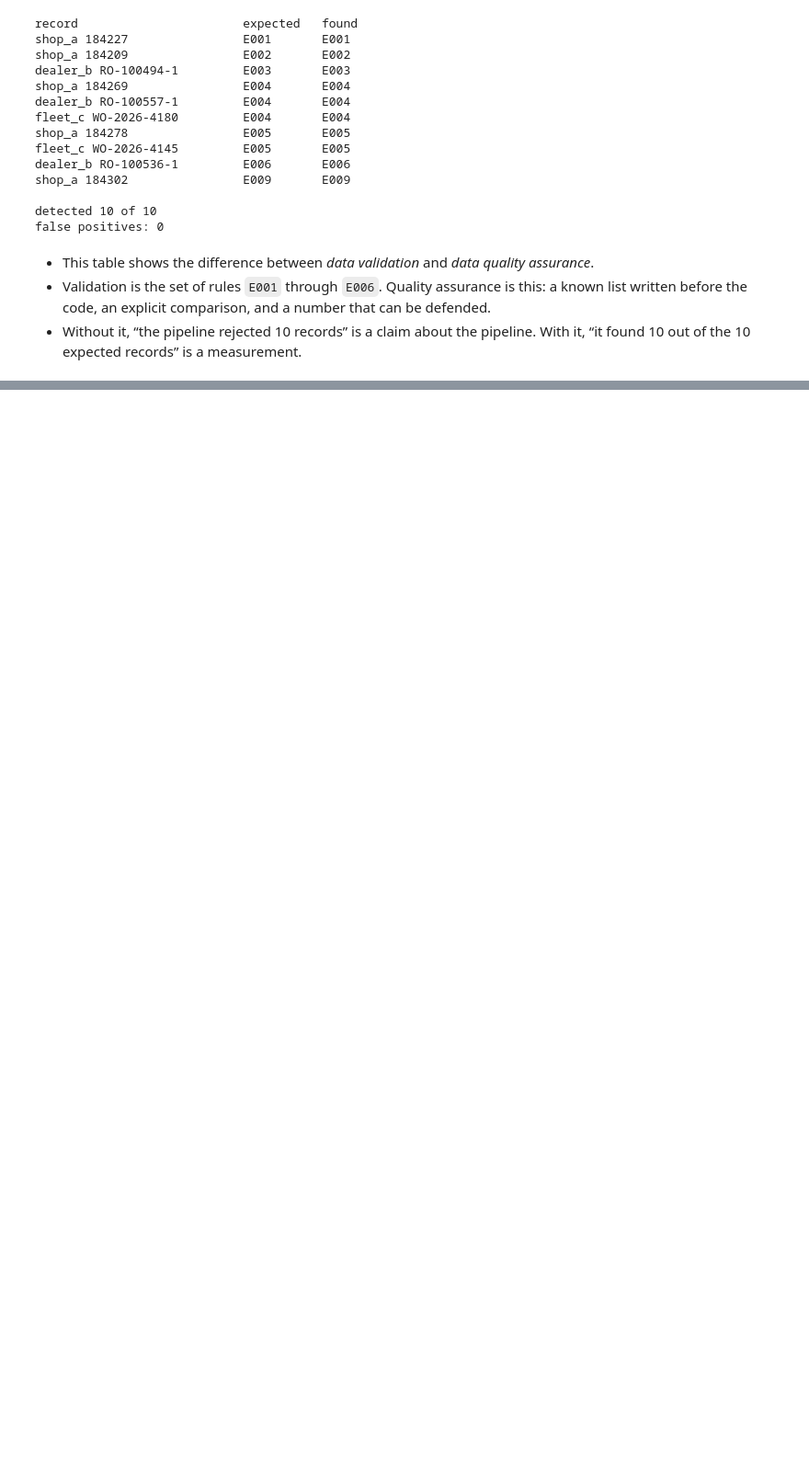
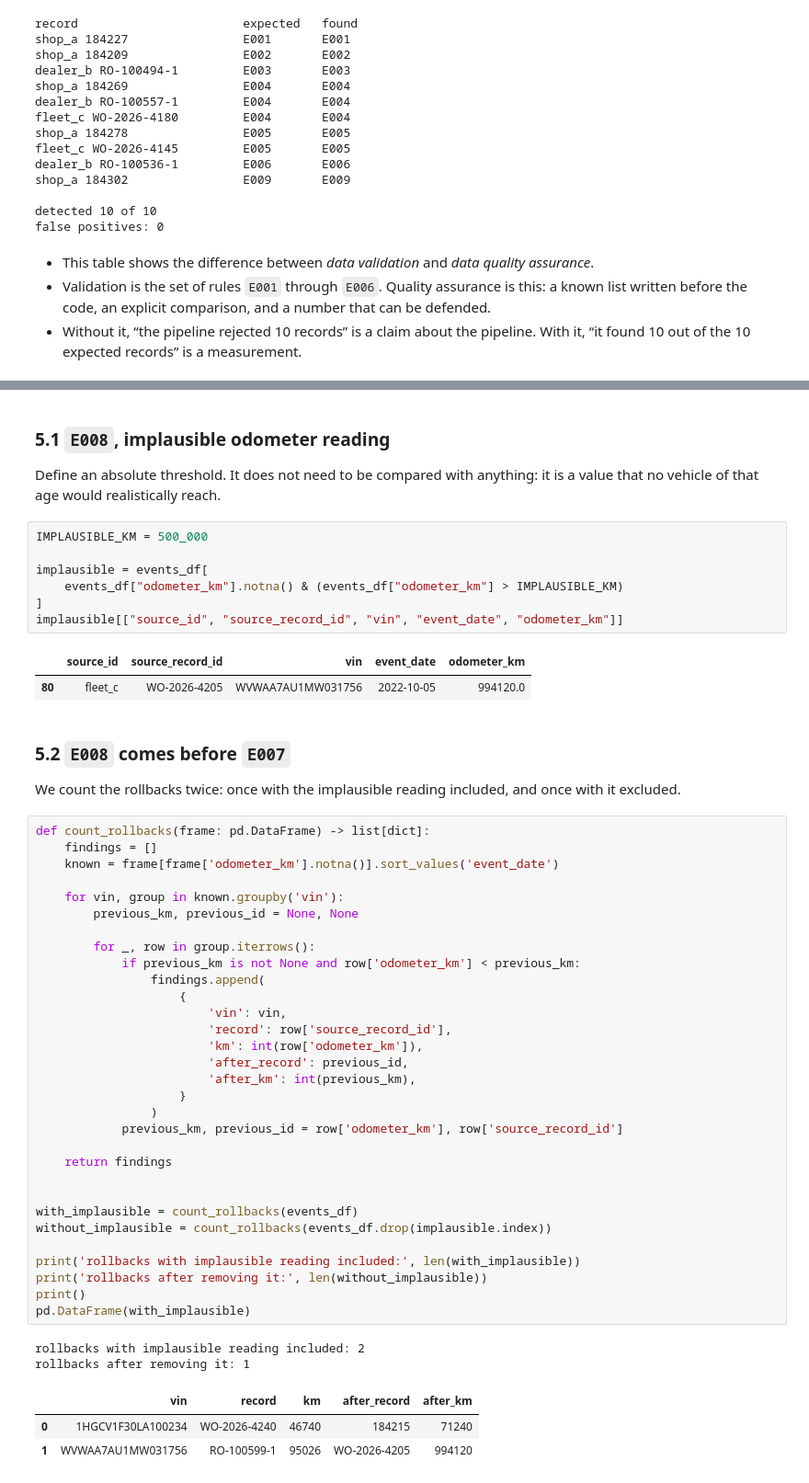
Before and after one commit to renteria-luis/automotive-data-mapper, a Jupyter notebook: notebooks/02_pipeline.ipynb, the cells around one changed output, grey strips where cells are left out. Shown at 92% size. Drawn from its saved outputs; the diff is of its cells as text; blank space fills up the shorter version.

```diff
--- a/notebooks/02_pipeline.ipynb
+++ b/notebooks/02_pipeline.ipynb
@@ -622,0 +642,55 @@ false positives: 0
+# %% [markdown]
+### 5.1 `E008`, implausible odometer reading
+
+Define an absolute threshold. It does not need to be compared with anything: it is a value that no vehicle of that age would realistically reach.
+# %%
+IMPLAUSIBLE_KM = 500_000
+
+implausible = events_df[
+    events_df["odometer_km"].notna() & (events_df["odometer_km"] > IMPLAUSIBLE_KM)
+]
+implausible[["source_id", "source_record_id", "vin", "event_date", "odometer_km"]]
+# %% [output]
+|  | source_id | source_record_id | vin | event_date | odometer_km |
+| 80 | fleet_c | WO-2026-4205 | WVWAA7AU1MW031756 | 2022-10-05 | 994120.0 |
+# %% [markdown]
+### 5.2 `E008` comes before `E007`
+
+We count the rollbacks twice: once with the implausible reading included, and once with it excluded.
+# %%
+def count_rollbacks(frame: pd.DataFrame) -> list[dict]:
+    findings = []
+    known = frame[frame['odometer_km'].notna()].sort_values('event_date')
+
+    for vin, group in known.groupby('vin'):
+        previous_km, previous_id = None, None
+
+        for _, row in group.iterrows():
+            if previous_km is not None and row['odometer_km'] < previous_km:
+                findings.append(
+                    {
+                        'vin': vin,
+                        'record': row['source_record_id'],
+                        'km': int(row['odometer_km']),
+                        'after_record': previous_id,
+                        'after_km': int(previous_km),
+                    }
+                )
+            previous_km, previous_id = row['odometer_km'], row['source_record_id']
+
+    return findings
+
+
+with_implausible = count_rollbacks(events_df)
+without_implausible = count_rollbacks(events_df.drop(implausible.index))
+
+print('rollbacks with implausible reading included:', len(with_implausible))
+print('rollbacks after removing it:', len(without_implausible))
+print()
+pd.DataFrame(with_implausible)
+# %% [output]
+rollbacks with implausible reading included: 2
+rollbacks after removing it: 1
+|  | vin | record | km | after_record | after_km |
+| 0 | 1HGCV1F30LA100234 | WO-2026-4240 | 46740 | 184215 | 71240 |
+| 1 | WVWAA7AU1MW031756 | RO-100599-1 | 95026 | WO-2026-4205 | 994120 |
```
Also changed, not shown: parts of 8 cells of this notebook.
